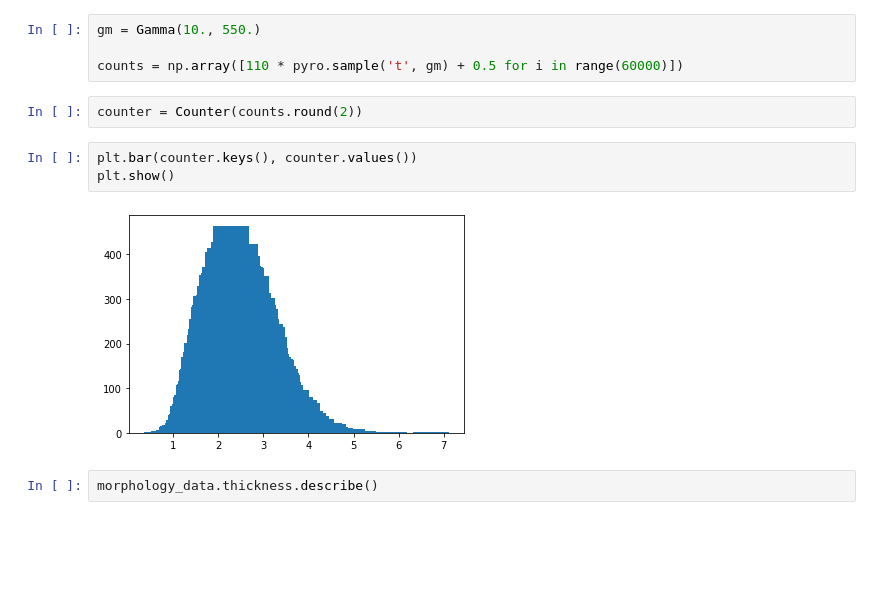
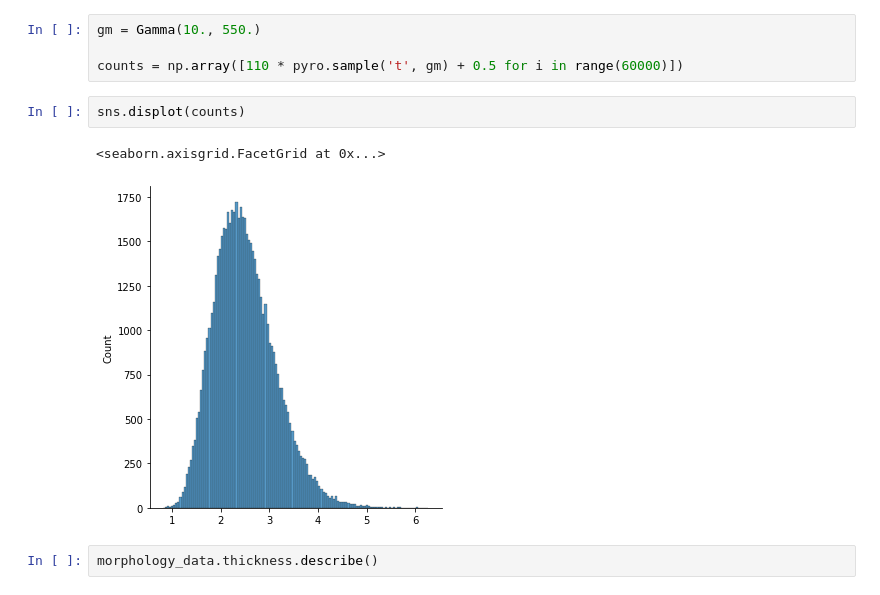
Before and after one commit to RajatRasal/deepscm, a Jupyter notebook: deepscm/datasets/morphomnist/intensity_causes_thickness.ipynb, the cells around one changed output. Cells and saved outputs as stored; diff of their text form; blank space fills up the shorter version.

```diff
--- a/deepscm/datasets/morphomnist/intensity_causes_thickness.ipynb
+++ b/deepscm/datasets/morphomnist/intensity_causes_thickness.ipynb
@@ -234,13 +220,11 @@ plt.show()
 gm = Gamma(10., 550.)
 
 counts = np.array([110 * pyro.sample('t', gm) + 0.5 for i in range(60000)])
-# %%
-counter = Counter(counts.round(2))
-# %%
-plt.bar(counter.keys(), counter.values())
-plt.show()
-# %% [output]
-[figure, removed]
+# %%
+sns.displot(counts)
+# %% [output]
+<seaborn.axisgrid.FacetGrid at 0x...>
+[figure, added]
 # %%
 morphology_data.thickness.describe()
 # %% [output]
```
Also changed, not shown: parts of 26 cells of this notebook.
